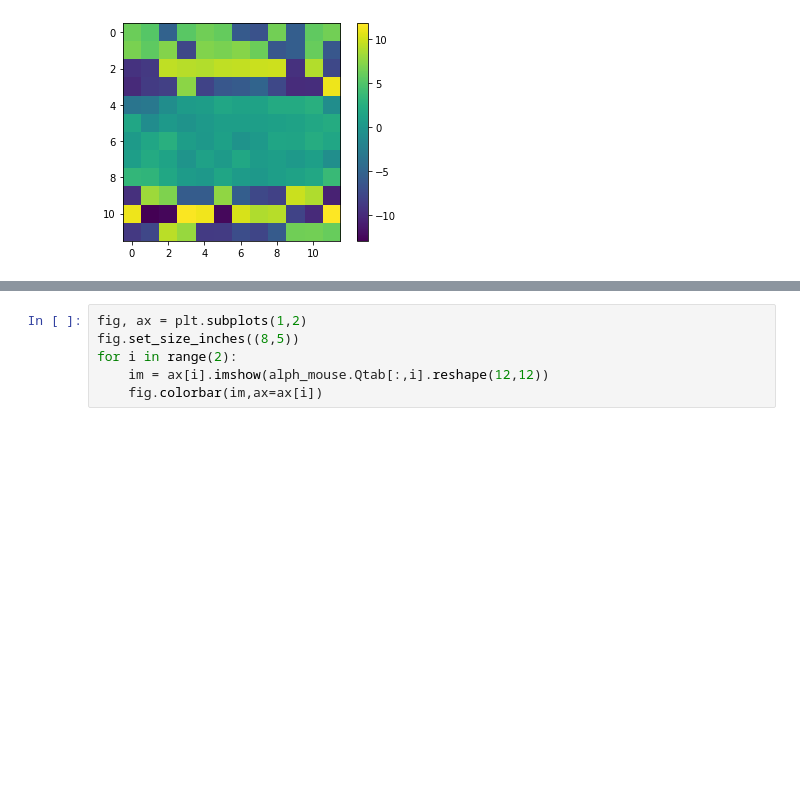
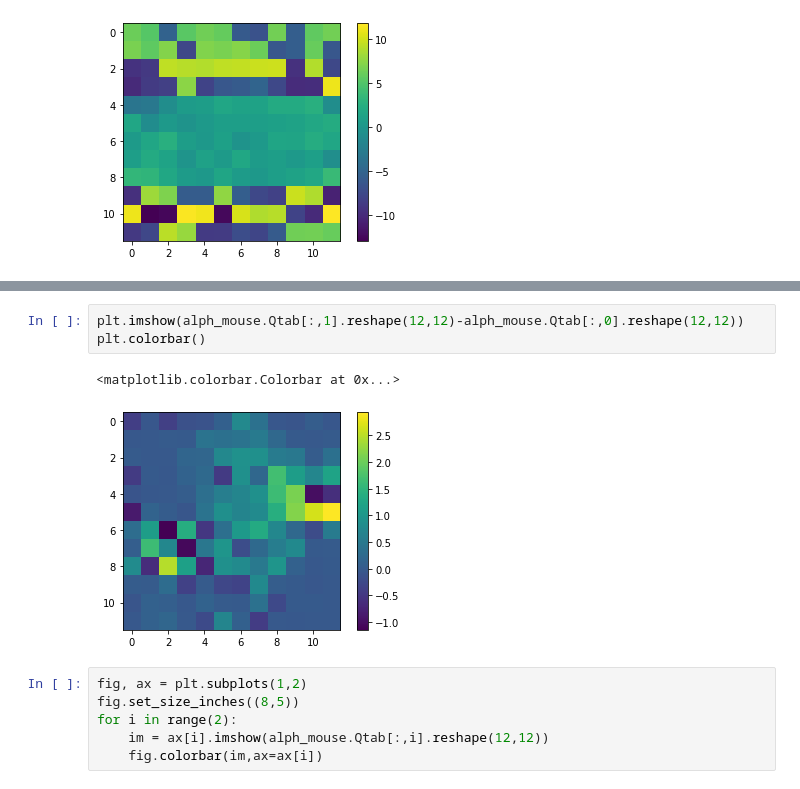
Before and after one commit to ccli3896/RLWorms, a Jupyter notebook: 12_01_dropoutmodel/AgentTesting.ipynb, the cells around one changed output, grey strips where cells are left out. Drawn from its saved outputs; the diff is of its cells as text; blank space fills up the shorter version.

```diff
--- a/12_01_dropoutmodel/AgentTesting.ipynb
+++ b/12_01_dropoutmodel/AgentTesting.ipynb
@@ -50,3 +107,9 @@ plt.colorbar()
+# %%
+plt.imshow(alph_mouse.Qtab[:,1].reshape(12,12)-alph_mouse.Qtab[:,0].reshape(12,12))
+plt.colorbar()
+# %% [output]
+<matplotlib.colorbar.Colorbar at 0x...>
+[figure, added]
 # %%
 fig, ax = plt.subplots(1,2)
 fig.set_size_inches((8,5))
```
Also changed, not shown: parts of 21 cells of this notebook, 4 other files.
